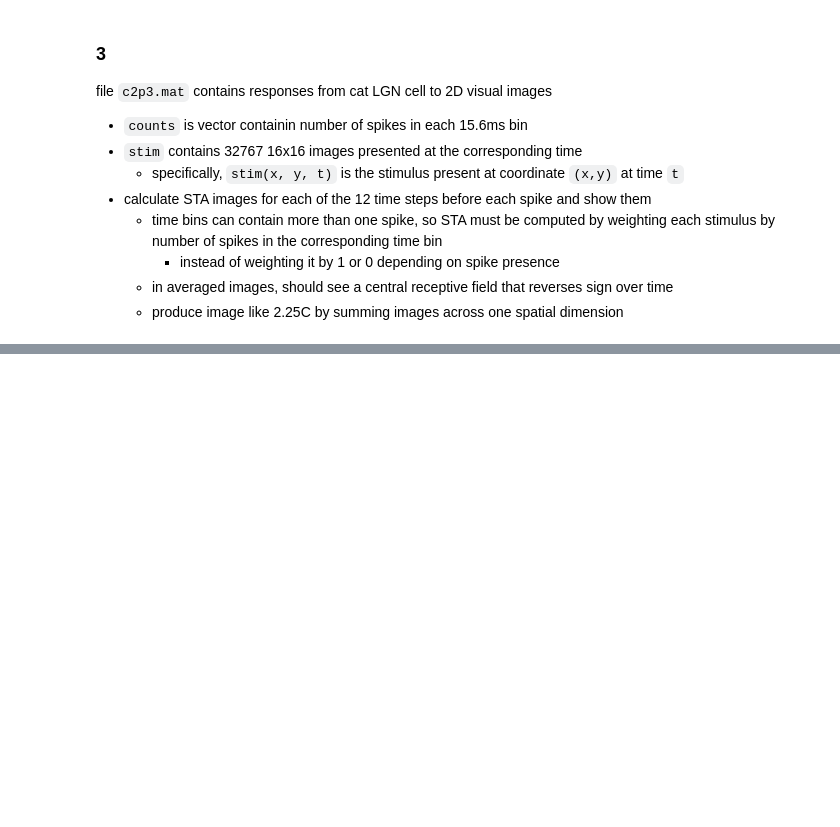
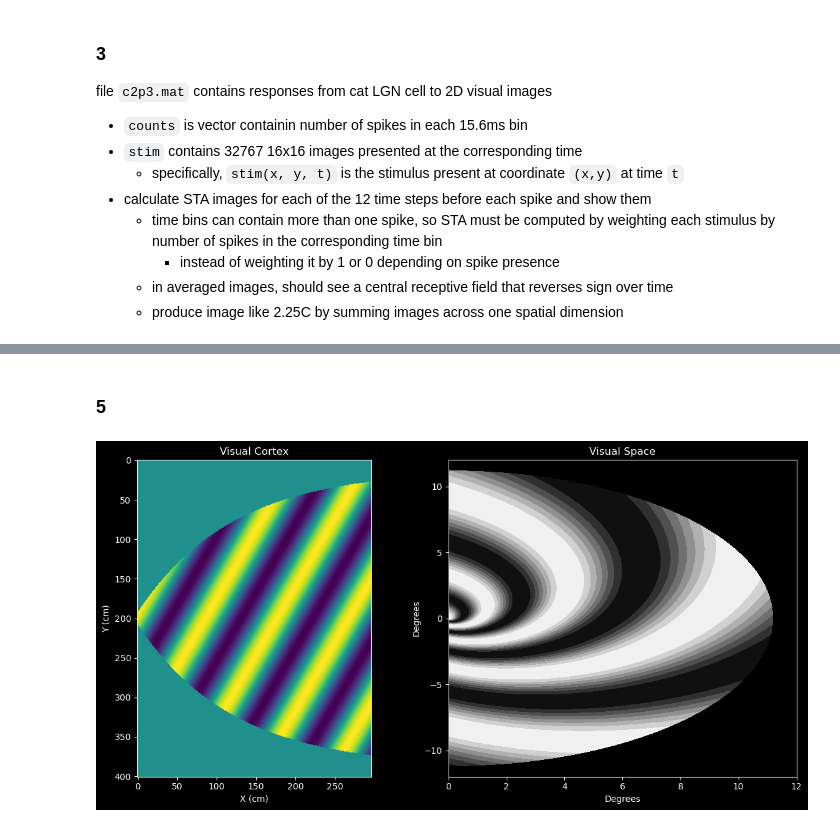
Before and after one commit to polsen99/theoretical_neuroscience, a Jupyter notebook: ch2.ipynb, the cells around one changed output, grey strips where cells are left out. Saved outputs shown, nothing was run; the diff lists cells and outputs as text; code cells hidden in the pictures; blank space fills up the shorter version.

```diff
--- a/ch2.ipynb
+++ b/ch2.ipynb
@@ -263,0 +318,38 @@ summed_sta = spatial_sta_sum(sta, 0)
+# %% [markdown]
+### 5
+# %%
+# code from c2p5.m converted to python
+
+lam = 1.2
+ep0 = 1.0
+x, y = np.meshgrid(np.arange(0.05, 3.01, 0.01), np.arange(-2, 2.01, 0.01))
+
+ep = ep0 * (np.exp(x / lam) - 1)
+a = -(180 * (ep0 + ep) * y) / (lam * ep * np.pi)
+a = np.where(np.abs(a) < 90, a, 90 * np.sign(a))
+
+in_mask = np.abs(a) < 90
+
+K = 8
+Theta = np.pi / 6
+Phi = 0
+s = np.cos(K * x * np.cos(Theta) + K * y * np.sin(Theta) - Phi)
+
+fig, (ax0, ax1) = plt.subplots(1, 2, figsize=(12, 6))
+ax0.imshow(s * in_mask)
+ax0.set_title('Visual Cortex')
+ax0.set_xlabel('X (cm)')
+ax0.set_ylabel('Y (cm)')
+
+# Visual space pattern
+ax1.contourf(ep * np.cos(a * 2 * np.pi / 360), ep * np.sin(a * 2 * np.pi / 360), s, cmap='gray')
+ax1.set_xlim(0, 12)
+ax1.set_ylim(-12, 12)
+ax1.set_title('Visual Space')
+ax1.set_xlabel('Degrees')
+ax1.set_ylabel('Degrees')
+
+plt.tight_layout()
+plt.show()
+# %% [output]
+[figure, added]
```
Also changed, not shown: parts of 4 cells of this notebook, 1 other file.
